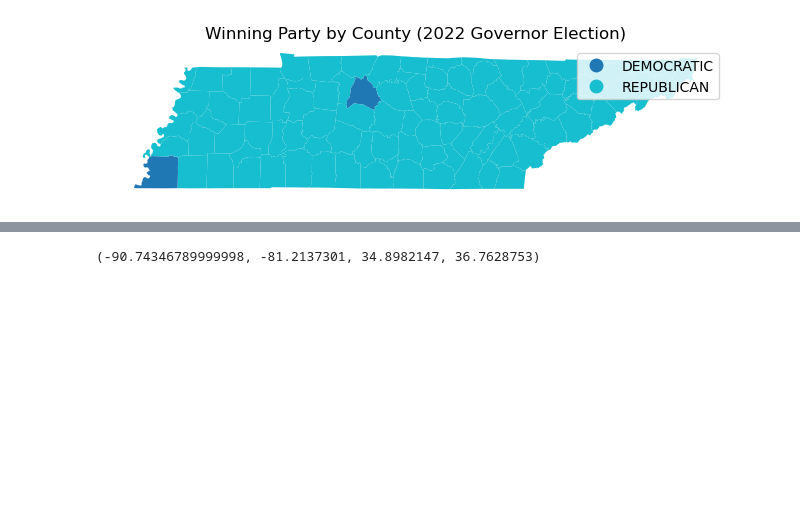
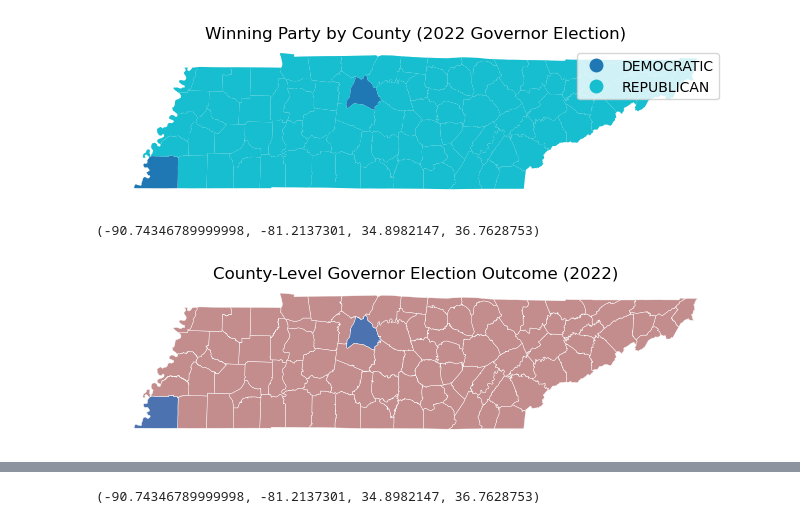
Before and after one commit to kanakgupta624/tn-redistricting-votingpatterns, a Jupyter notebook: Notebooks/Redistricting_Election_Geospatial.ipynb, the cells around one changed output, grey strips where cells are left out. Saved outputs shown, nothing was run; the diff lists cells and outputs as text; code cells hidden in the pictures; blank space fills up the shorter version.

```diff
--- a/Notebooks/Redistricting_Election_Geospatial.ipynb
+++ b/Notebooks/Redistricting_Election_Geospatial.ipynb
@@ -954,3 +990,22 @@ ax.axis("off")
 # %% [output]
 (-90.74346789999998, -81.2137301, 34.8982147, 36.7628753)
 [figure]
+# %%
+party_colors = {"DEMOCRATIC": "#4C72B0",
+                "REPUBLICAN": "#C38D8D"}
+# %%
+fig, ax = plt.subplots(figsize=(8, 6))
+
+map_df22.plot(column="winning_party",
+              categorical=True,
+              legend=True,
+              ax=ax,
+              color=map_df22["winning_party"].map(party_colors),
+              edgecolor="white",
+              linewidth=0.3)
+
+ax.set_title("County-Level Governor Election Outcome (2022)")
+ax.axis("off")
+# %% [output]
+(-90.74346789999998, -81.2137301, 34.8982147, 36.7628753)
+[figure, added]
```
Also changed, not shown: parts of 65 cells of this notebook.
